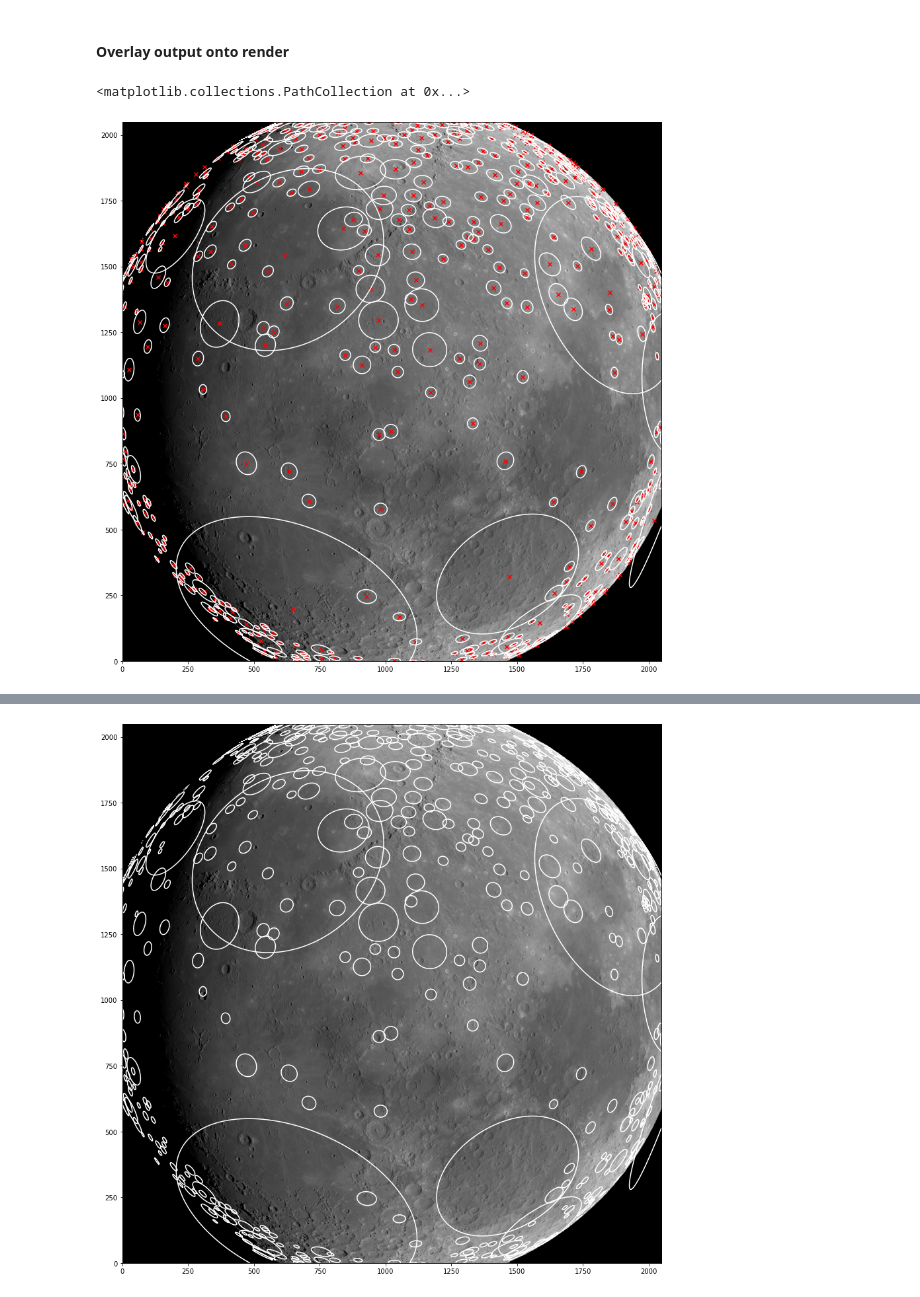
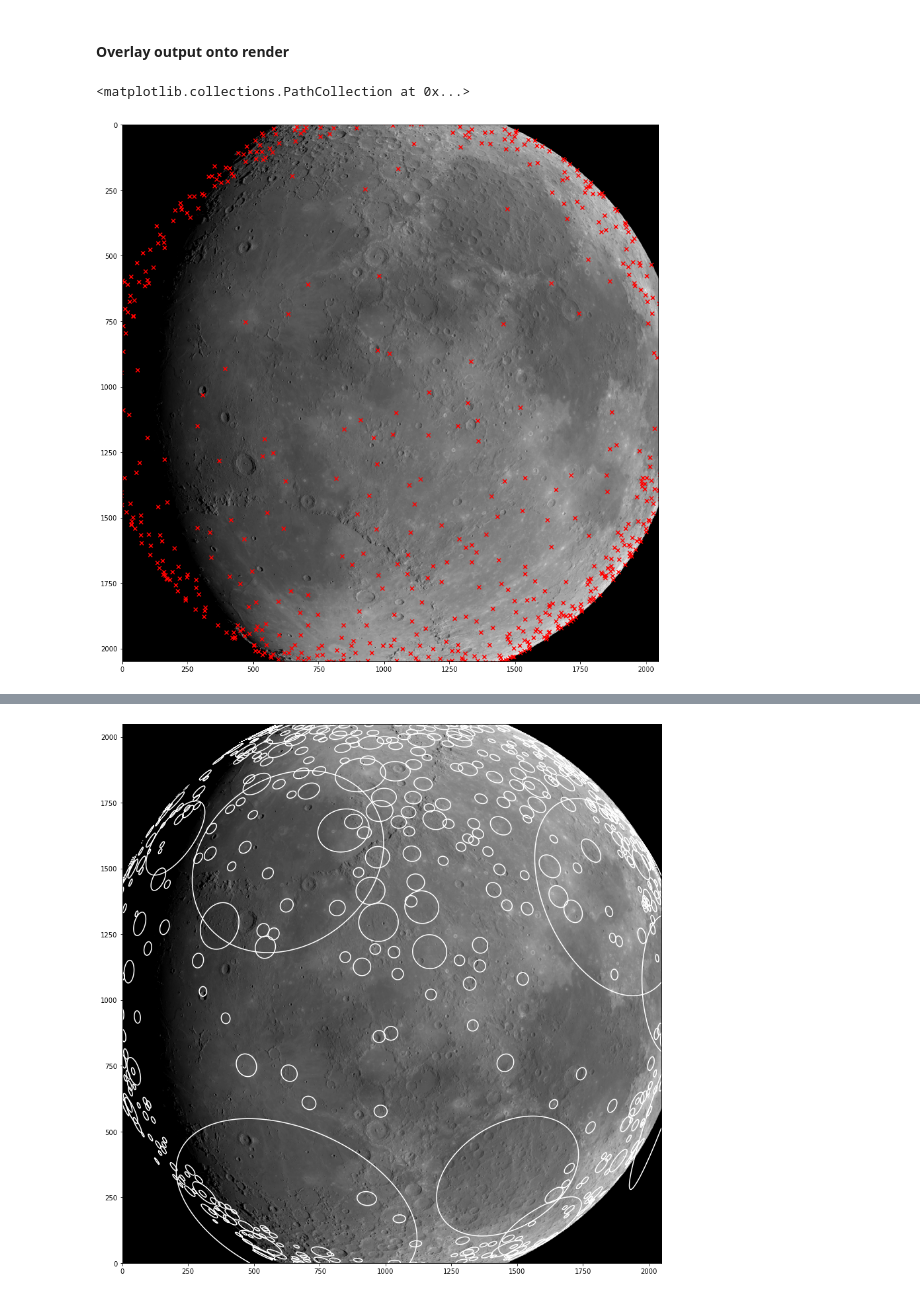
Before and after one commit to wdoppenberg/crater-detection, a Jupyter notebook: notebooks/projection.ipynb, the cells around one changed output, grey strips where cells are left out. Drawn from its saved outputs; the diff is of its cells as text; code cells hidden in the pictures.

```diff
--- a/notebooks/projection.ipynb
+++ b/notebooks/projection.ipynb
@@ -194,7 +194,7 @@ array([[4237.4],
 k = np.array([0., 0., 1.])[:, None]
 CAM_POS = MOON_POS + r_M.ravel()*1e3
 
-Z_ax_cam = -((CAM_POS - MOON_POS) / LA.norm(CAM_POS - MOON_POS))[:, None]
+Z_ax_cam = -(r_M / LA.norm(r_M))
 
 X_ax_cam = np.cross(k, r_M, axis=0)
 X_ax_cam /= LA.norm(X_ax_cam, ord=2)
@@ -215,7 +215,7 @@ s.setObjectAttitude('camera', R.from_matrix(T_CM).as_quat())
 s.render()
 im = s.getImageGray32F()
 fig, ax = plt.subplots(figsize=(10, 10))
-ax.imshow(im, aspect='equal', interpolation='none', cmap='Greys_r')
+ax.imshow(im, aspect='equal', interpolation='none', cmap='Greys_r', origin='upper')
 ax.set_axis_off()
 # fig.savefig('output/surrender_example.png')
 # %% [output]
@@ -329,32 +329,32 @@ array([[    0. ],
 # %%
 x_plot = np.linspace(0, N[0], 500)
 y_plot = np.linspace(0, N[1], 500)
 x_plot, y_plot = np.meshgrid(x_plot, y_plot)
 
 xy_homogeneous = np.concatenate(
     (
         x_plot.ravel()[None, :],
         y_plot.ravel()[None, :],
         np.ones_like(x_plot.ravel()[None, :])
     ),
     axis=0
 ).T[..., None]
 
 crater_centers = (H_Ci @ np.array([0, 0, 1]) / (H_Ci @ np.array([0, 0, 1]))[:, -1][:, None])[:, :2]
 # c = xy_homogeneous.transpose(0, 2, 1) @ A_i[:, None, ...] @ xy_homogeneous
 fig, ax = plt.subplots(figsize=(15, 15), subplot_kw={'aspect': 'equal'})
 # Set axes according to camera pixel space convention
+ax.imshow(im, aspect='equal', interpolation='none', cmap='gray')
 ax.set_xlim(0, N[0])
-ax.set_ylim(0, N[1])
-ax.imshow(im, aspect='equal', interpolation='none', cmap='gray')
+ax.set_ylim(N[1], 0)
 
-for a_i in A_i:
-    c = xy_homogeneous.transpose(0, 2, 1) @ a_i @ xy_homogeneous
-    ax.contour(x_plot, y_plot, c.reshape(x_plot.shape), [0], colors='w')
+# for a_i in A_i:
+#     c = xy_homogeneous.transpose(0, 2, 1) @ a_i @ xy_homogeneous
+#     ax.contour(x_plot, y_plot, c.reshape(x_plot.shape), [0], colors='w')
 ax.scatter(*crater_centers.T, c='r', marker='x')
 # %% [output]
 <matplotlib.collections.PathCollection at 0x...>
-[figure, old version]
+[figure, new version]
 # %%
 # ax.set_axis_off()
 # fig.savefig('output/demonax_overlaid.png')
```
Also changed, not shown: parts of 2 cells of this notebook, 5 other files.
